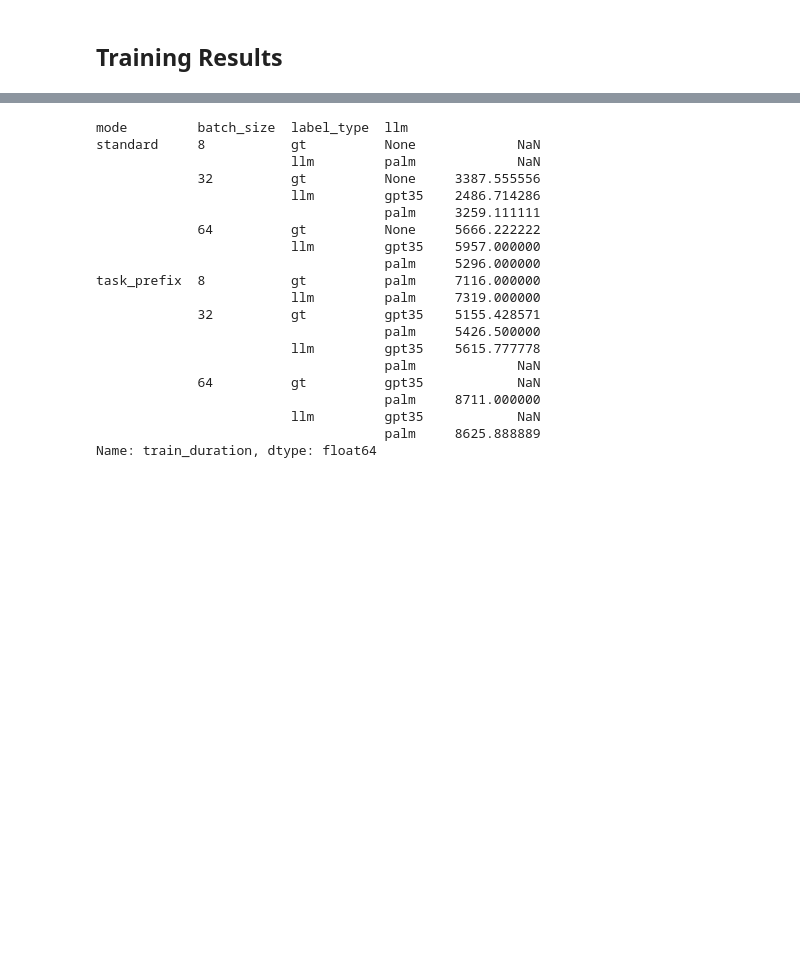
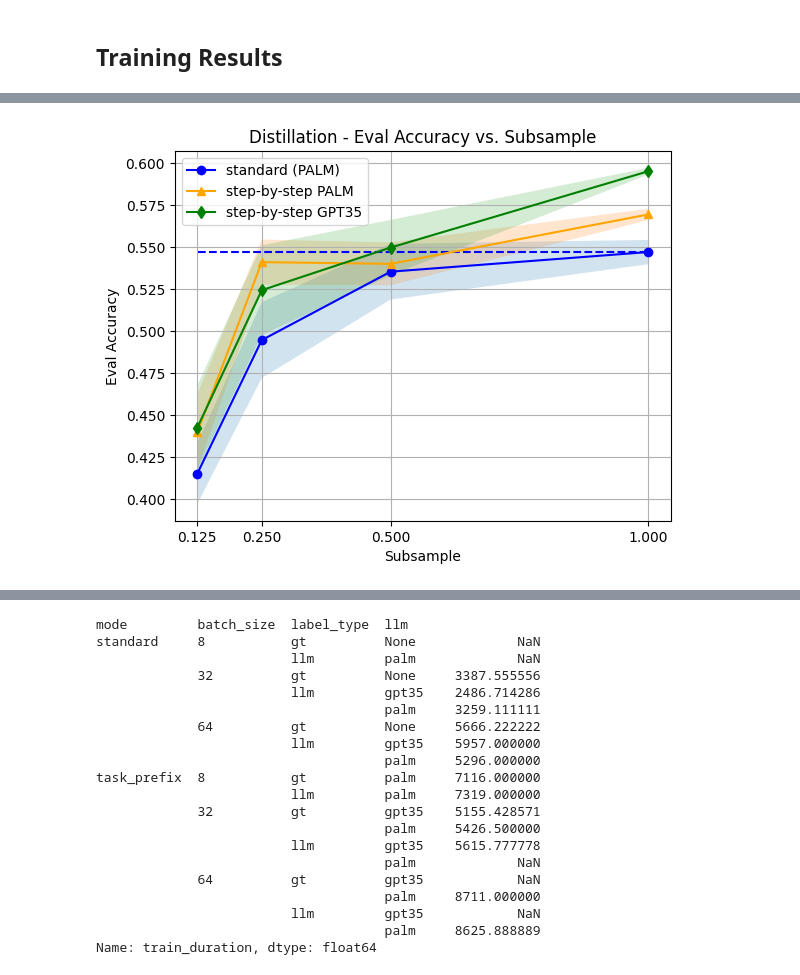
Before and after one commit to lukasvoege/ZeroShot-step-by-step-distillation, a Jupyter notebook: analytics.ipynb, the cells around one changed output, grey strips where cells are left out. Saved outputs shown, nothing was run; the diff lists cells and outputs as text; code cells hidden in the pictures; blank space fills up the shorter version.

```diff
--- a/analytics.ipynb
+++ b/analytics.ipynb
@@ -209,13 +209,15 @@ def subsampling_graph(experiments_data: pd.DataFrame, dataset: str, labels: bool
     else:
         experiments_data = experiments_data.query("label_type == 'llm'")
 
-    # group over runs and add mean and standard error
-    experiments_data = experiments_data.groupby(["dataset", "model", "mode", "llm", "subsample", "prompt_mix", "label_type"]).agg(
-        {"train_duration": ["mean", "std"],
-         "train_steps": ["mean", "std"],
-         "test_acc": ["mean", "std", "sem"],
-         "eval_acc": ["mean", "std", "sem", "max"]}
-        )
+    # group over runs and add mean and standard error over top 3 runs
+    experiments_data = experiments_data.groupby(["dataset", "model", "mode", "llm", "subsample", "prompt_mix", "label_type"]).apply(
+        lambda group: group.nlargest(3, "eval_acc")).reset_index(drop=True).groupby(
+            ["dataset", "model", "mode", "llm", "subsample", "prompt_mix", "label_type"]).agg(
+                {"train_duration": ["mean", "std"],
+                "train_steps": ["mean", "std"],
+                "test_acc": ["mean", "std", "sem"],
+                "eval_acc": ["mean", "std", "sem", "max"]}
+                )
 
     # flatten multiindex
     experiments_data.columns = ["_".join(col) for col in experiments_data.columns.ravel()]
@@ -234,6 +236,9 @@ def subsampling_graph(experiments_data: pd.DataFrame, dataset: str, labels: bool
     ax.plot(standard["subsample"], standard["eval_acc_mean"], label=lb, color="blue", marker="o")
     ax.fill_between(standard["subsample"], standard["eval_acc_mean"] - standard["eval_acc_sem"], standard["eval_acc_mean"] + standard["eval_acc_sem"], alpha=0.2)
 
+    # add dotted horizontal line for accuracy of standard at subsample 1
+    ax.axhline(y=standard[standard["subsample"] == 1.0]["eval_acc_mean"].values[0], xmin=0.0475, xmax=0.95, color='blue', linestyle='--')
+
     ax.plot(task_prefix_palm["subsample"], task_prefix_palm["eval_acc_mean"], label="step-by-step PALM", color="orange", marker="^")
     ax.fill_between(task_prefix_palm["subsample"], task_prefix_palm["eval_acc_mean"] - task_prefix_palm["eval_acc_sem"], task_prefix_palm["eval_acc_mean"] + task_prefix_palm["eval_acc_sem"], alpha=0.2)
 
@@ -250,3 +255,7 @@ def subsampling_graph(experiments_data: pd.DataFrame, dataset: str, labels: bool
     ax.set_ylabel("Eval Accuracy")
     ax.set_xlabel("Subsample")
     ax.legend()
+# %%
+subsampling_graph(experiments, dataset="cqa", labels=False, prompt_mix=7, distill_labels="palm")
+# %% [output]
+[figure, added]
```
Also changed, not shown: parts of 2 cells of this notebook, 2 other files.
